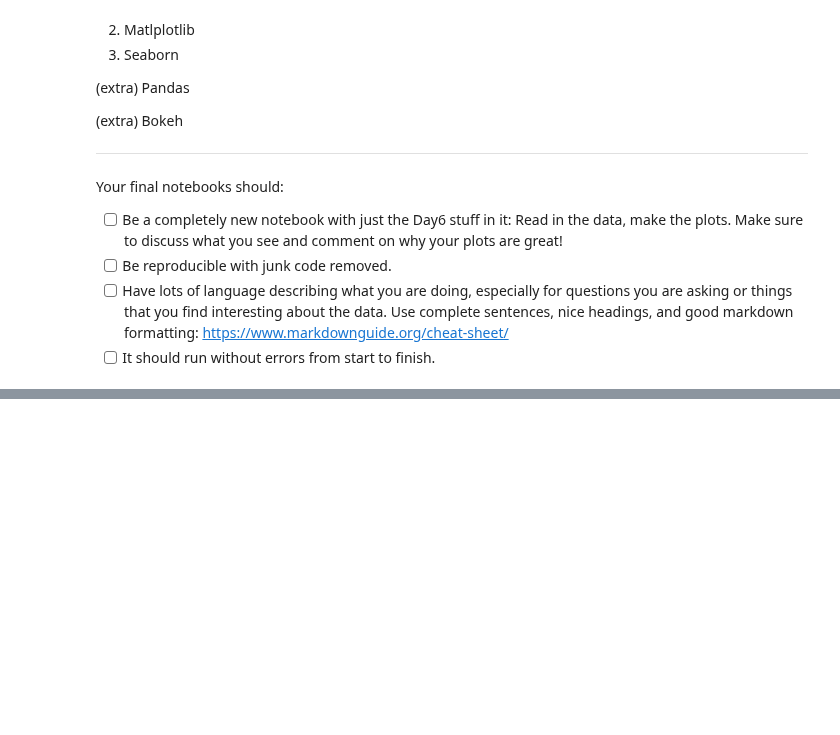
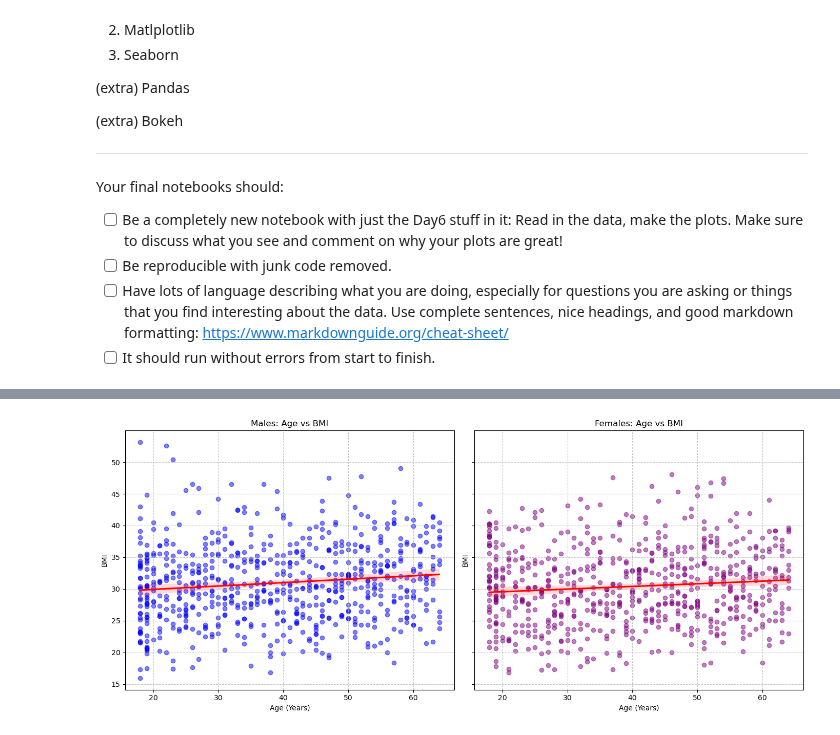
Before and after one commit to JesusPlascencia1/DATA201_Jesus_Plascencia_Code, a Jupyter notebook: Day6/HW_day6.ipynb, the cells around one changed output, grey strips where cells are left out. Cells and saved outputs as stored; diff of their text form; code cells hidden in the pictures; blank space fills up the shorter version.

```diff
--- a/Day6/HW_day6.ipynb
+++ b/Day6/HW_day6.ipynb
@@ -139,0 +335,29 @@ Path to dataset files: /home/bellajagu/.cache/kagglehub/datasets/mirichoi0218/in
+# %%
+fig, axes = plt.subplots(1, 2, figsize=(14,6), sharey=True)
+
+# Males
+sns.regplot(
+    x="age", y="bmi", data=df[df['sex'] == 'male'],
+    scatter_kws={'alpha':0.5, 'color':'blue'},
+    line_kws={'color':'red'}, ax=axes[0]
+)
+axes[0].set_title("Males: Age vs BMI")
+axes[0].set_xlabel("Age (Years)")
+axes[0].set_ylabel("BMI")
+axes[0].grid(True, linestyle="--", alpha=0.7)
+
+# Females
+sns.regplot(
+    x="age", y="bmi", data=df[df['sex'] == 'female'],
+    scatter_kws={'alpha':0.5, 'color':'purple'},
+    line_kws={'color':'red'}, ax=axes[1]
+)
+axes[1].set_title("Females: Age vs BMI")
+axes[1].set_xlabel("Age (Years)")
+axes[1].set_ylabel("BMI")
+axes[1].grid(True, linestyle="--", alpha=0.7)
+
+plt.tight_layout()
+plt.show()
+# %% [output]
+[figure, added]
```
Also changed, not shown: parts of 26 cells of this notebook, 8 other files.
